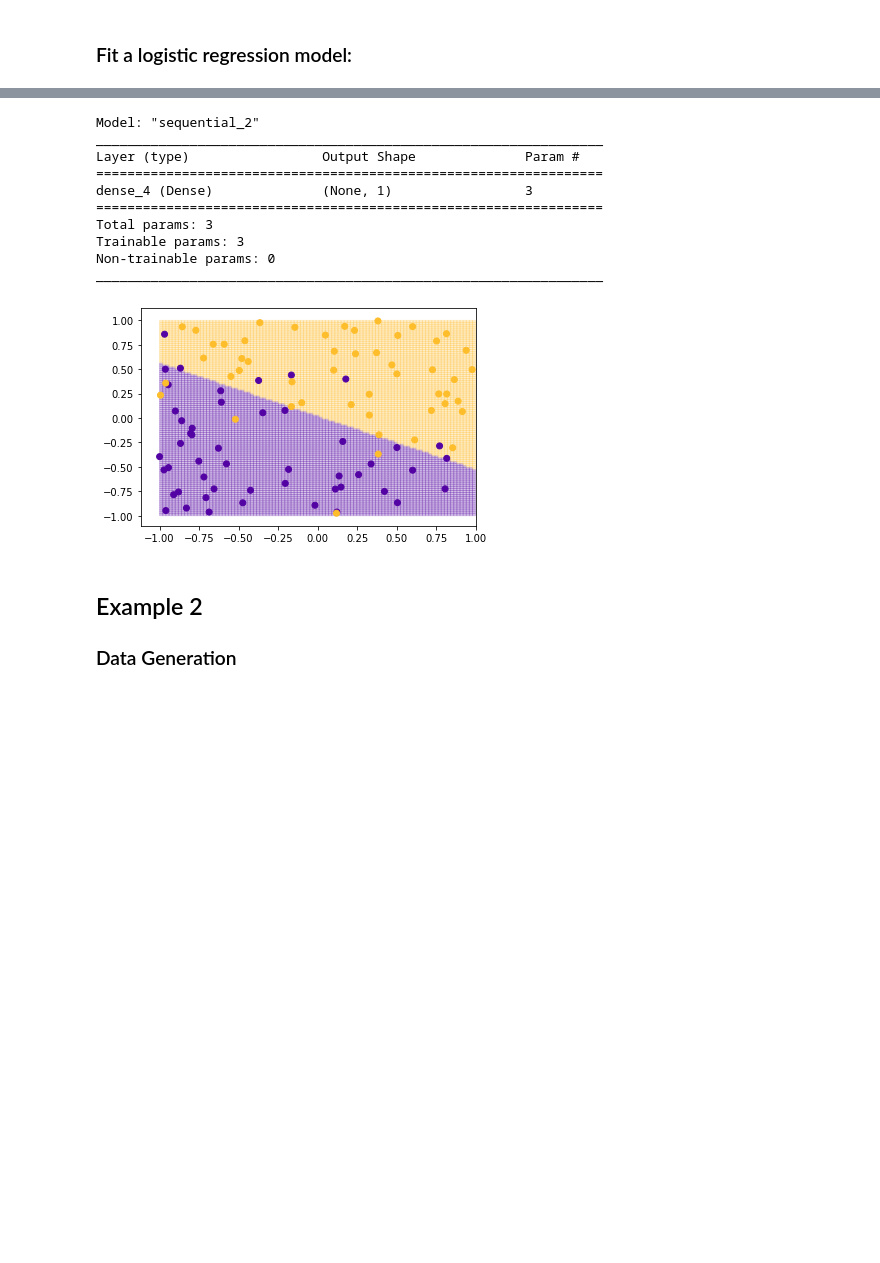
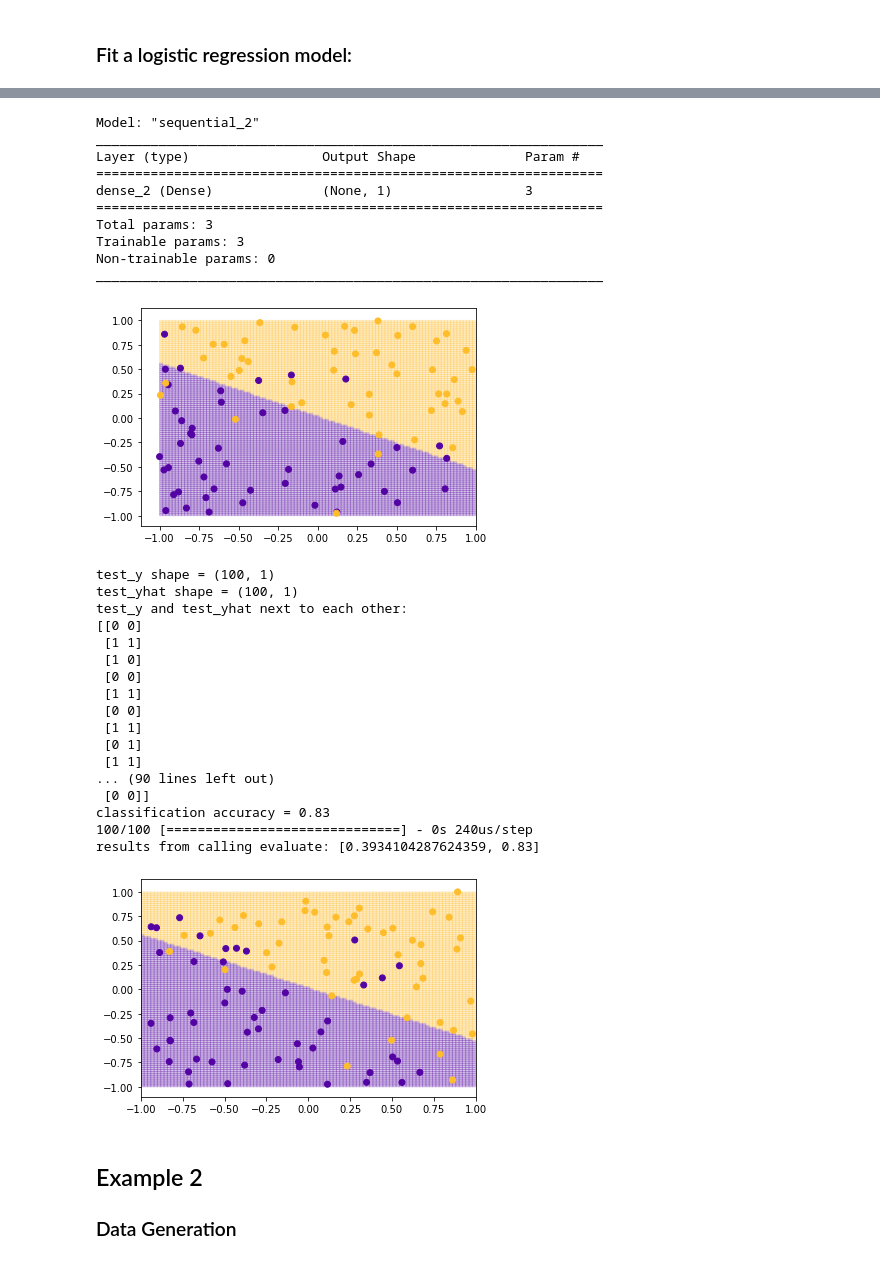
Before and after one commit to mhc-stat344ne-s2020/20200122_examples, a Jupyter notebook: 20200122_examples.ipynb, the cells around one changed output, grey strips where cells are left out. Saved outputs shown, nothing was run; the diff lists cells and outputs as text; code cells hidden in the pictures; blank space fills up the shorter version.

```diff
--- a/20200122_examples.ipynb
+++ b/20200122_examples.ipynb
@@ -105,19 +118,54 @@ Epoch 1000/1000
 <keras.callbacks.History at 0x...>
 # %%
 logistic_model.summary()
-plot_decision_boundary(logistic_model, None, (-1, 1), (-1, 1), 101, x, y)
+plot_decision_boundary(logistic_model, None, (-1, 1), (-1, 1), 101, train_x, train_y)
 # %% [output]
 Model: "sequential_2"
 _________________________________________________________________
 Layer (type)                 Output Shape              Param #
 =================================================================
-dense_4 (Dense)              (None, 1)                 3
+dense_2 (Dense)              (None, 1)                 3
 =================================================================
 Total params: 3
 Trainable params: 3
 Non-trainable params: 0
 _________________________________________________________________
 [figure]
+# %%
+# get performance on a new test set generated the same way
+test_x, test_y = sim_data_ex1(n = 100)
+test_yhat = logistic_model.predict_classes(test_x)
+
+print("test_y shape = " + str(test_y.shape))
+print("test_yhat shape = " + str(test_yhat.shape))
+print("test_y and test_yhat next to each other:")
+print(np.concatenate((test_y, test_yhat), axis = 1))
+
+test_accuracy = np.mean(test_y == test_yhat)
+print("classification accuracy = " + str(test_accuracy))
+
+print("results from calling evaluate: " + str(logistic_model.evaluate(test_x, test_y)))
+
+plot_decision_boundary(logistic_model, None, (-1, 1), (-1, 1), 101, test_x, test_y)
+# %% [output]
+test_y shape = (100, 1)
+test_yhat shape = (100, 1)
+test_y and test_yhat next to each other:
+[[0 0]
+ [1 1]
+ [1 0]
+ [0 0]
+ [1 1]
+ [0 0]
+ [1 1]
+ [0 1]
+ [1 1]
+... (90 lines left out)
+ [0 0]]
+classification accuracy = 0.83
+100/100 [==============================] - 0s 240us/step
+results from calling evaluate: [0.3934104287624359, 0.83]
+[figure, added]
 # %% [markdown]
 ## Example 2
 ### Data Generation
```
Also changed, not shown: parts of 17 cells of this notebook.
